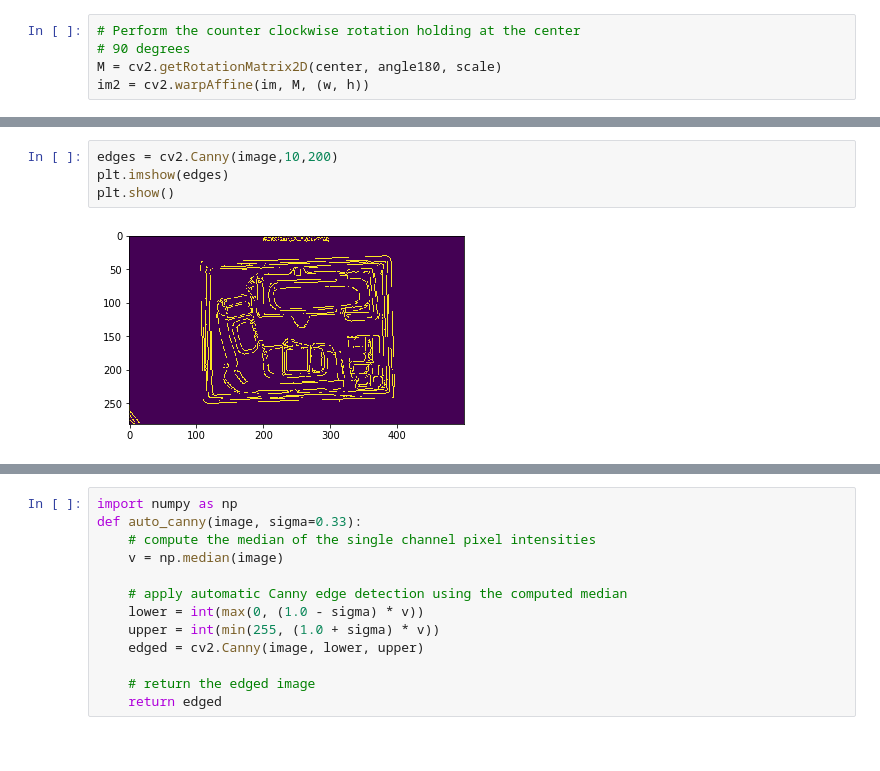
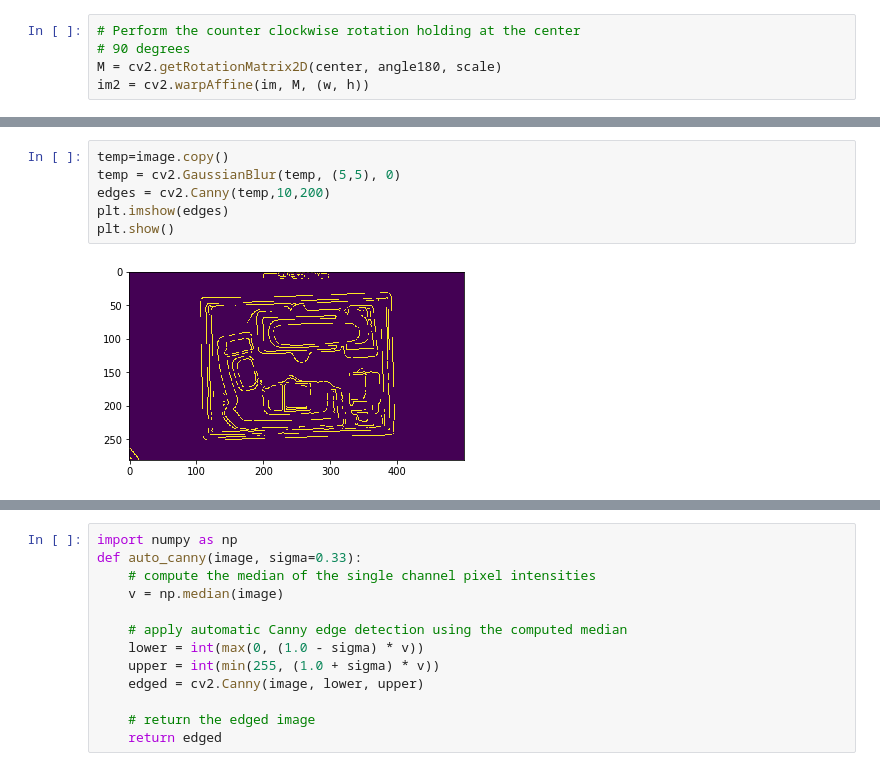
Before and after one commit to wagner1986/python-computer-vision, a Jupyter notebook: Bandeja- Contorno & Momento.ipynb, the cells around one changed output, grey strips where cells are left out. Saved outputs shown, nothing was run; the diff lists cells and outputs as text.

```diff
--- a/Bandeja- Contorno & Momento.ipynb
+++ b/Bandeja- Contorno & Momento.ipynb
@@ -76,9 +77,11 @@ print(d1)
 # %%
-edges = cv2.Canny(image,10,200)
+temp=image.copy()
+temp = cv2.GaussianBlur(temp, (5,5), 0)
+edges = cv2.Canny(temp,10,200)
 plt.imshow(edges)
 plt.show()
 # %% [output]
-[figure, old version]
+[figure, new version]
 # %%
 edges = cv2.Canny(image,225,250)
 plt.imshow(edges)
```
Also changed, not shown: parts of 10 cells of this notebook, 1 other file.
